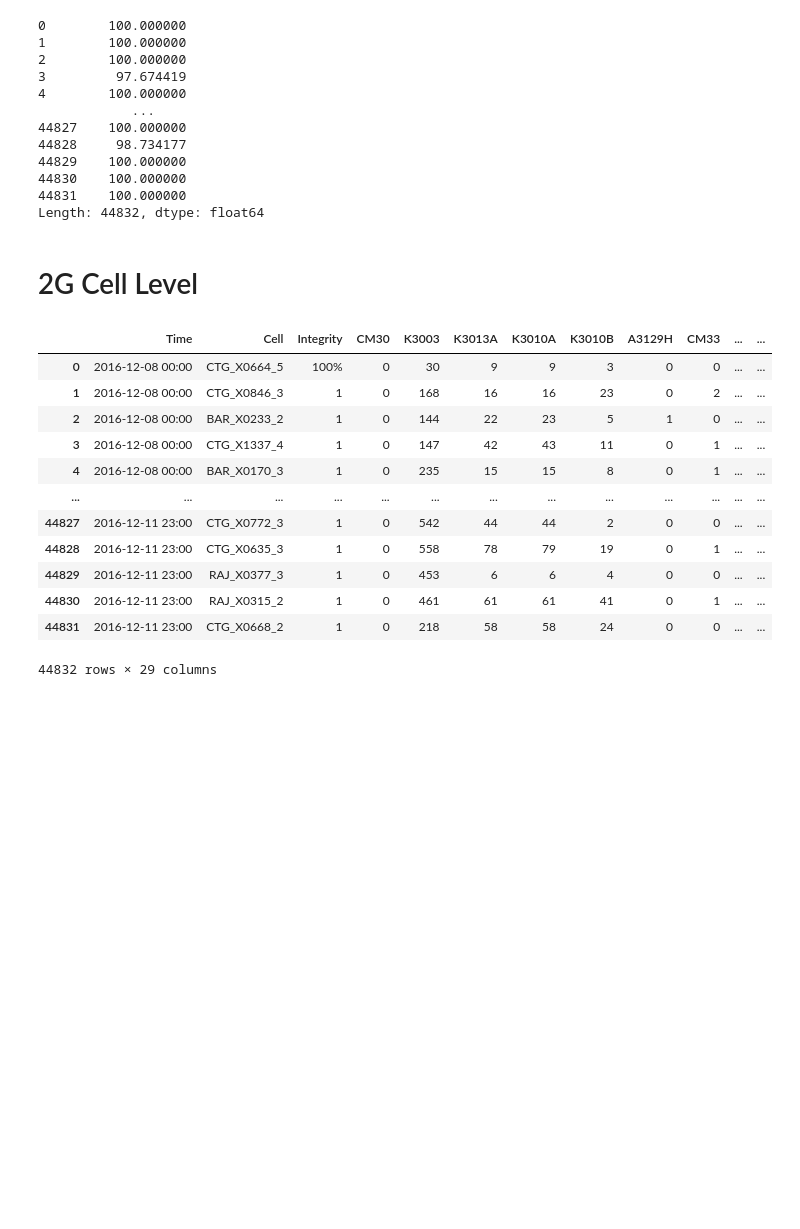
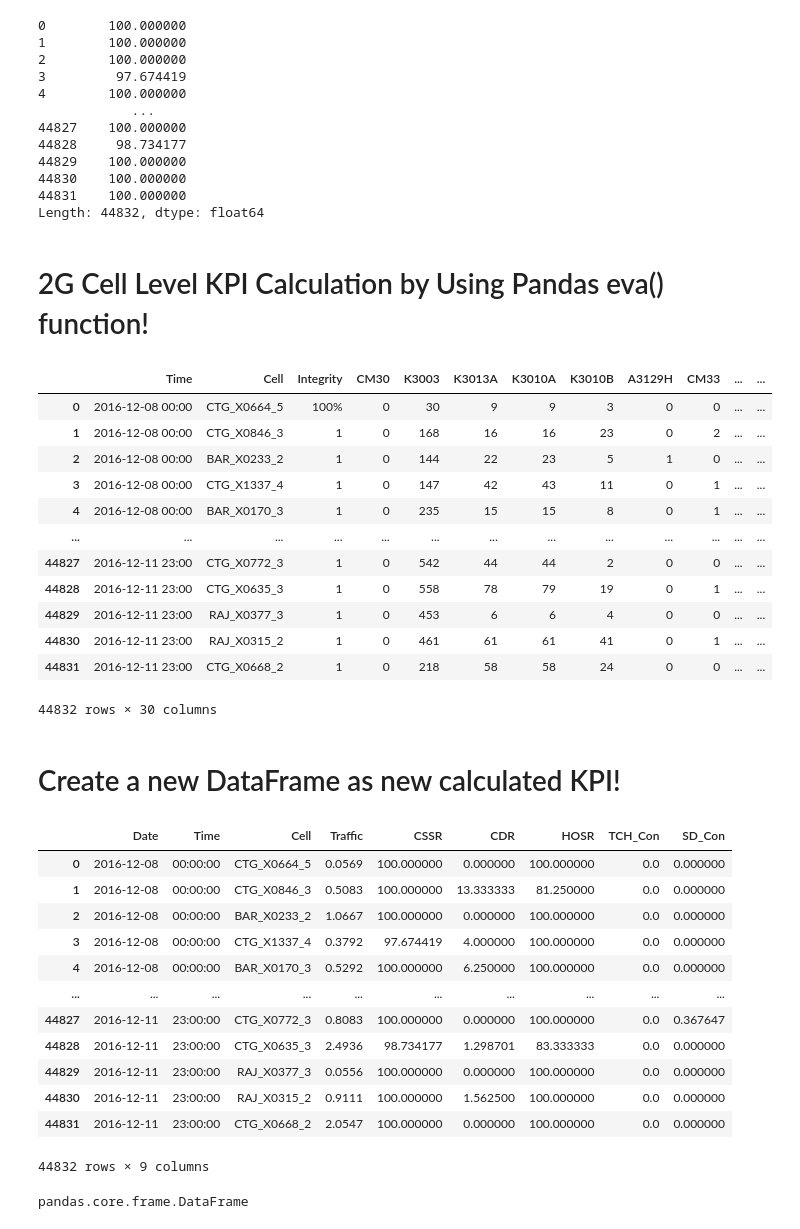
Before and after one commit to saiful-soft-dev/jupyter_project, a Jupyter notebook: 2G_Cell_Lebel_KPI_Processing.ipynb, the cells around one changed output. Drawn from its saved outputs; the diff is of its cells as text; code cells hidden in the pictures; blank space fills up the shorter version.

Commit message:
create a new DataFrame

```diff
--- a/2G_Cell_Lebel_KPI_Processing.ipynb
+++ b/2G_Cell_Lebel_KPI_Processing.ipynb
@@ -238,19 +238,20 @@ CSSR
 44830    100.000000
 44831    100.000000
 Length: 44832, dtype: float64
-# %% [markdown]
-# 2G Cell Level
+# %% [markdown]
+# 2G Cell Level KPI Calculation by Using Pandas eva() function!
 # %%
-raw.eval(
+cell_level_kpi=raw.eval(
     '''
+traffic=K3014+K3024
 cssr=(1-CM30/K3003)*K3013A/(K3010A-A3129H)*100
 cdr= (CM33/(K3013A+CH343+CH323-CH313-CH333))*100
 hosr=(CH313+CH333)/(CH311+CH331)*100
 tch=((K3011A+K3011B)/(K3010A+K3010B))*100
 sd=(K3001/K3000)*100
     '''
-    ,inplace=True)
-raw
+    )
+cell_level_kpi
 # %% [output]
 |  | Time | Cell | Integrity | CM30 | K3003 | K3013A | K3010A | K3010B | A3129H | CM33 | ... | ... |
 | 0 | 2016-12-08 00:00 | CTG_X0664_5 | 100% | 0 | 30 | 9 | 9 | 3 | 0 | 0 | ... | ... |
@@ -264,4 +265,36 @@ raw
 | 44829 | 2016-12-11 23:00 | RAJ_X0377_3 | 1 | 0 | 453 | 6 | 6 | 4 | 0 | 0 | ... | ... |
 | 44830 | 2016-12-11 23:00 | RAJ_X0315_2 | 1 | 0 | 461 | 61 | 61 | 41 | 0 | 1 | ... | ... |
 | 44831 | 2016-12-11 23:00 | CTG_X0668_2 | 1 | 0 | 218 | 58 | 58 | 24 | 0 | 0 | ... | ... |
-44832 rows × 29 columns
+44832 rows × 30 columns
+# %% [markdown]
+# Create  a new DataFrame as new calculated KPI!
+# %%
+new=pd.DataFrame()
+new['Date']=cell_level_kpi.Date
+new['Time']=cell_level_kpi.New_T
+new['Cell']=cell_level_kpi.Cell
+new['Traffic']=cell_level_kpi.traffic
+new['CSSR']=cell_level_kpi.cssr
+new['CDR']=cell_level_kpi.cdr
+new['HOSR']=cell_level_kpi.hosr
+new['TCH_Con']=cell_level_kpi.tch
+new['SD_Con']=cell_level_kpi.sd
+new
+# %% [output]
+|  | Date | Time | Cell | Traffic | CSSR | CDR | HOSR | TCH_Con | SD_Con |
+| 0 | 2016-12-08 | 00:00:00 | CTG_X0664_5 | 0.0569 | 100.000000 | 0.000000 | 100.000000 | 0.0 | 0.000000 |
+| 1 | 2016-12-08 | 00:00:00 | CTG_X0846_3 | 0.5083 | 100.000000 | 13.333333 | 81.250000 | 0.0 | 0.000000 |
+| 2 | 2016-12-08 | 00:00:00 | BAR_X0233_2 | 1.0667 | 100.000000 | 0.000000 | 100.000000 | 0.0 | 0.000000 |
+| 3 | 2016-12-08 | 00:00:00 | CTG_X1337_4 | 0.3792 | 97.674419 | 4.000000 | 100.000000 | 0.0 | 0.000000 |
+| 4 | 2016-12-08 | 00:00:00 | BAR_X0170_3 | 0.5292 | 100.000000 | 6.250000 | 100.000000 | 0.0 | 0.000000 |
+| ... | ... | ... | ... | ... | ... | ... | ... | ... | ... |
+| 44827 | 2016-12-11 | 23:00:00 | CTG_X0772_3 | 0.8083 | 100.000000 | 0.000000 | 100.000000 | 0.0 | 0.367647 |
+| 44828 | 2016-12-11 | 23:00:00 | CTG_X0635_3 | 2.4936 | 98.734177 | 1.298701 | 83.333333 | 0.0 | 0.000000 |
+| 44829 | 2016-12-11 | 23:00:00 | RAJ_X0377_3 | 0.0556 | 100.000000 | 0.000000 | 100.000000 | 0.0 | 0.000000 |
+| 44830 | 2016-12-11 | 23:00:00 | RAJ_X0315_2 | 0.9111 | 100.000000 | 1.562500 | 100.000000 | 0.0 | 0.000000 |
+| 44831 | 2016-12-11 | 23:00:00 | CTG_X0668_2 | 2.0547 | 100.000000 | 0.000000 | 100.000000 | 0.0 | 0.000000 |
+44832 rows × 9 columns
+# %%
+type(new)
+# %% [output]
+pandas.core.frame.DataFrame
```
Also changed, not shown: parts of 3 cells of this notebook.
